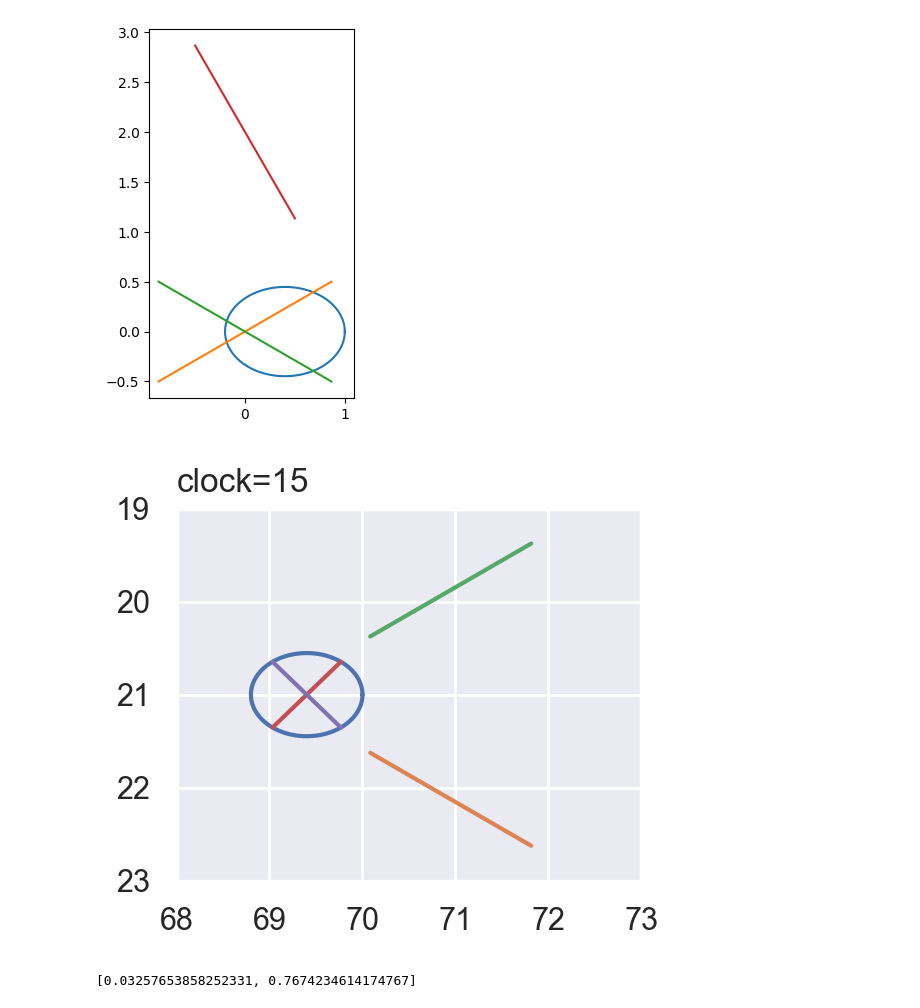
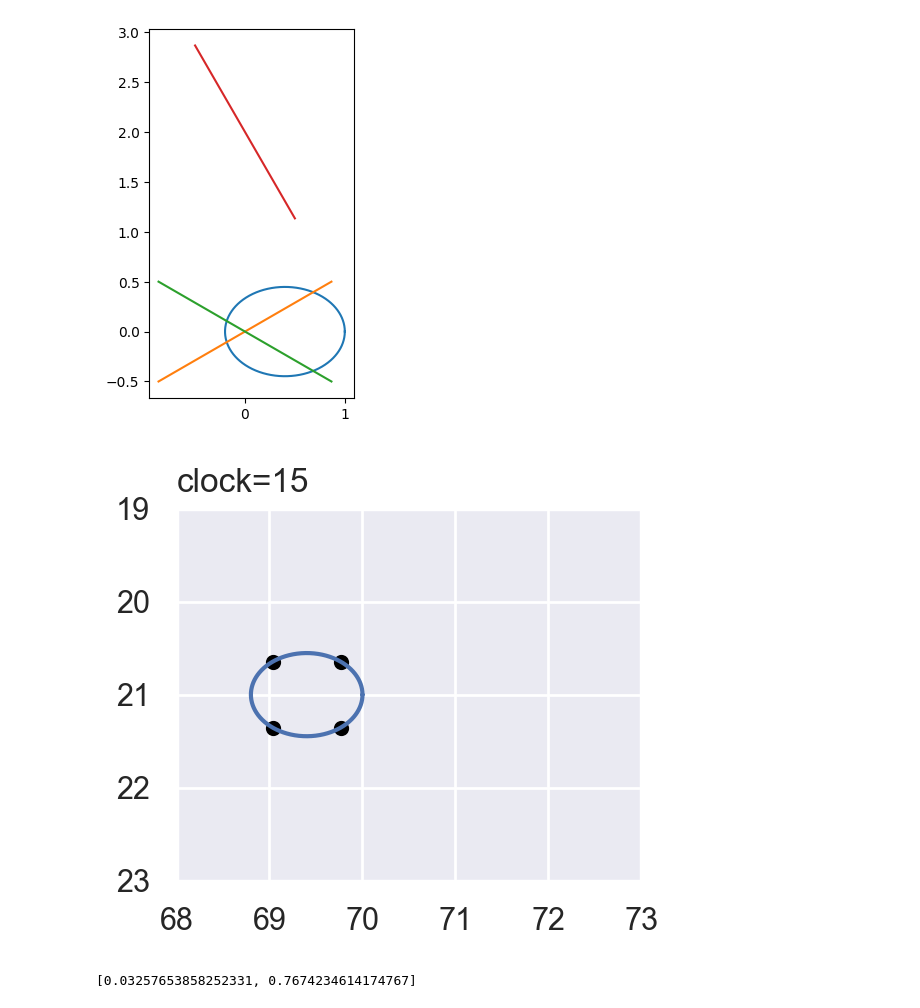
Before and after one commit to CarlKCarlK/perfect-physics, a Jupyter notebook: part_5_pydata_d.ipynb, the cells around one changed output. Drawn from its saved outputs; the diff is of its cells as text; code cells hidden in the pictures.

```diff
--- a/part_5_pydata_d.ipynb
+++ b/part_5_pydata_d.ipynb
@@ -43,38 +43,40 @@ font_scale = 2
 sns.set()
 figure = Figure(figsize=figsize)
 axes = figure.add_subplot()
 axes.set_aspect(1)
 axes.set_xlim(68, 73)
 axes.set_ylim(23, 19)
 
 
 t = np.linspace(0, 2 * np.pi, 1000)
 axes.plot(h + a * np.cos(t) + ax0, k + b * np.sin(t) + ay0)
 
-t = np.linspace(-1, 1, 1000)
-axes.plot(t * cos(pi / 6) + bx0, t * sin(pi / 6) + by0)
-axes.plot(t * cos(-pi / 6) + cx0, t * sin(-pi / 6) + cy0)
+# t = np.linspace(-1, 1, 1000)
+# axes.plot(t * cos(pi / 6) + bx0, t * sin(pi / 6) + by0)
+# axes.plot(t * cos(-pi / 6) + cx0, t * sin(-pi / 6) + cy0)
 
 line_line = [
     [(2 / 5 - 3 * sqrt(6) / 20, sqrt(2) / 4), (3 * sqrt(6) / 20 + 2 / 5, -sqrt(2) / 4)],
     [(2 / 5 - 3 * sqrt(6) / 20, -sqrt(2) / 4), (3 * sqrt(6) / 20 + 2 / 5, sqrt(2) / 4)],
 ]
 for line in line_line:
-    axes.plot([ax0 + float(x) for x, _ in line], [ay0 + float(y) for _, y in line])
+    for x, y in line:
+        axes.scatter(x + ax0, y + ay0, s=10 * font_scale, color="black")
+    # axes.plot([ax0 + float(x) for x, _ in line], [ay0 + float(y) for _, y in line])
 
 
 axes.set_title("clock=15", loc="left")
 figure.set_dpi(100 * font_scale)
 figure.tight_layout()
 new_manager = plt.figure().canvas.manager
 new_manager.canvas.figure = figure
 figure.set_canvas(new_manager.canvas)
 figure.set_dpi(100 * font_scale)
 figure.tight_layout()
 figure.show()
 pass
 # %% [output]
-[figure, old version]
+[figure, new version]
 # %%
 [float(x) for x,_ in line_line[0]]
 # %% [output]
```
Also changed, not shown: parts of 2 cells of this notebook, 4 other files.
